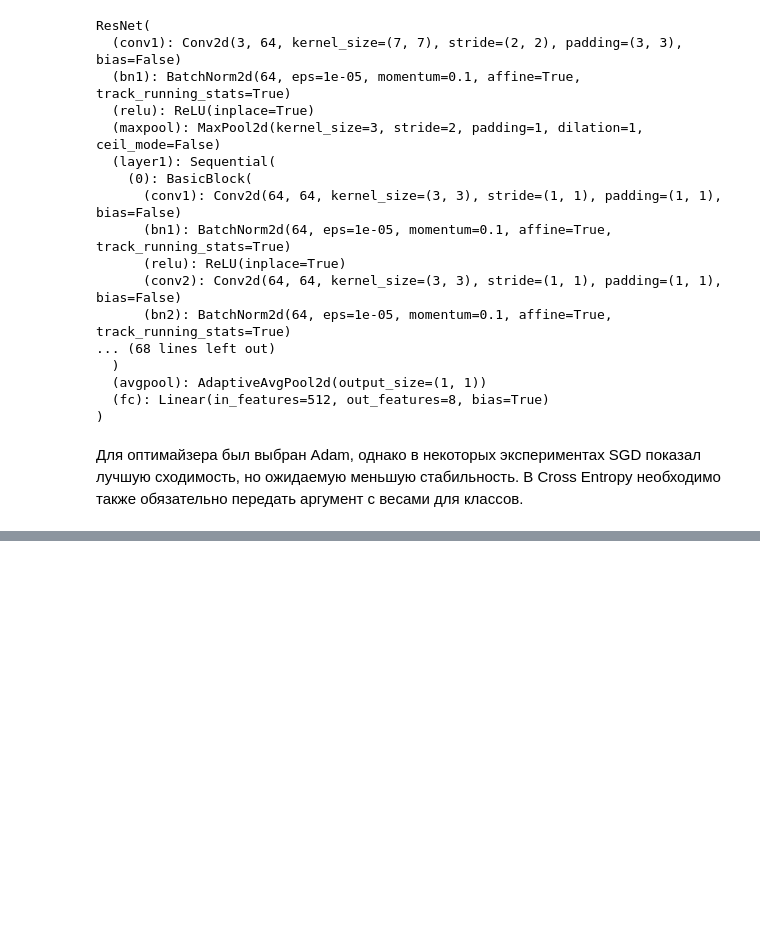
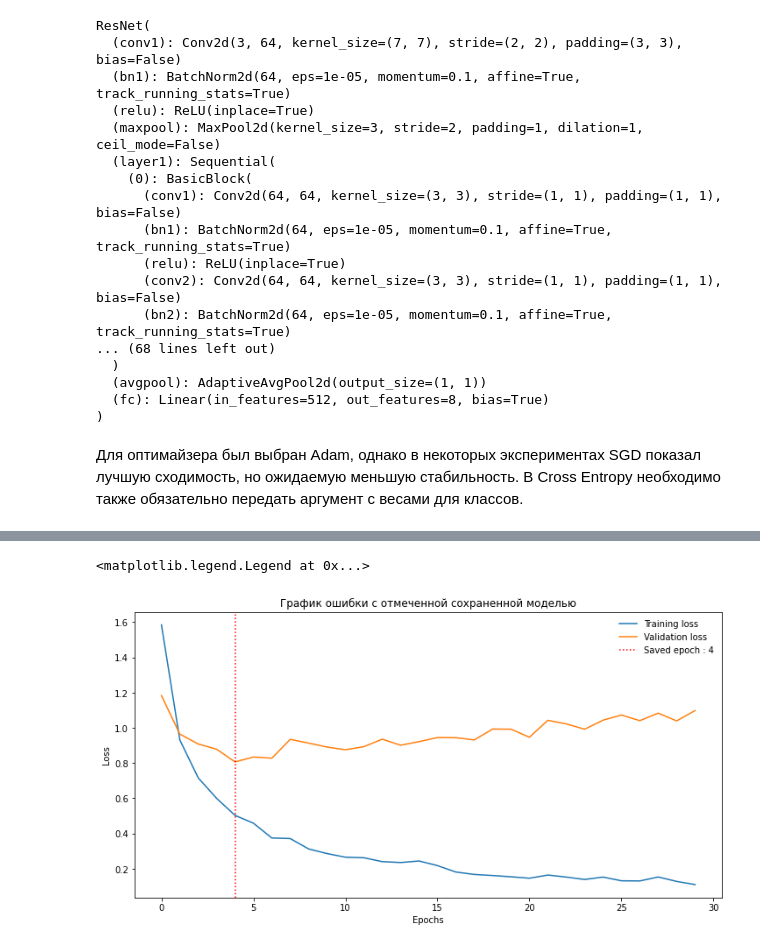
Before and after one commit to theisub/ArtClassify, a Jupyter notebook: task.ipynb, the cells around one changed output, grey strips where cells are left out. Saved outputs shown, nothing was run; the diff lists cells and outputs as text; code cells hidden in the pictures; blank space fills up the shorter version.

```diff
--- a/task.ipynb
+++ b/task.ipynb
@@ -406,29 +133,0 @@ targets = traindata.targets
-# %%
-
-train_loader = torch.utils.data.DataLoader(traindata, batch_size=batch_size)
-
-feature_vector =[]
-classes = []
-paths = []
-
-with torch.no_grad():
-
-        model.eval()
-        test_loss = 0
-        accuracy = 0
-
-        for images, labels,img_paths in train_loader:
-            images, labels = images.to(device), labels.to(device)
-            output = model(images)
-            prob = torch.exp(output)
-
-            if len(feature_vector) ==0:
-                feature_vector = output.cpu().numpy()
-                paths = list(img_paths)
-            else:
-                feature_vector = np.append(feature_vector,output.cpu().numpy(),axis=0)
-                paths.extend(img_paths)
-
-            class_val, class_num = prob.topk(1, dim = 1)
-            equal = labels == class_num.view(labels.shape)
-            classes.extend(labels.tolist())
@@ -639,0 +234,12 @@ weighted avg       0.71      0.71      0.71       285
+# %%
+plt.figure(figsize=(12, 6))
+plt.plot(run_stats["train_loss"], label='Training loss')
+plt.plot(run_stats["val_loss"], label='Validation loss')
+plt.axvline(saved_epoch, ls=":", label=f"Saved epoch : {saved_epoch}", color="red")
+plt.title('График ошибки с отмеченной сохраненной моделью')
+plt.xlabel('Epochs')
+plt.ylabel('Loss')
+plt.legend(frameon=False)
+# %% [output]
+<matplotlib.legend.Legend at 0x...>
+[figure, added]
```
Also changed, not shown: parts of 70 cells of this notebook, 2 other files.
